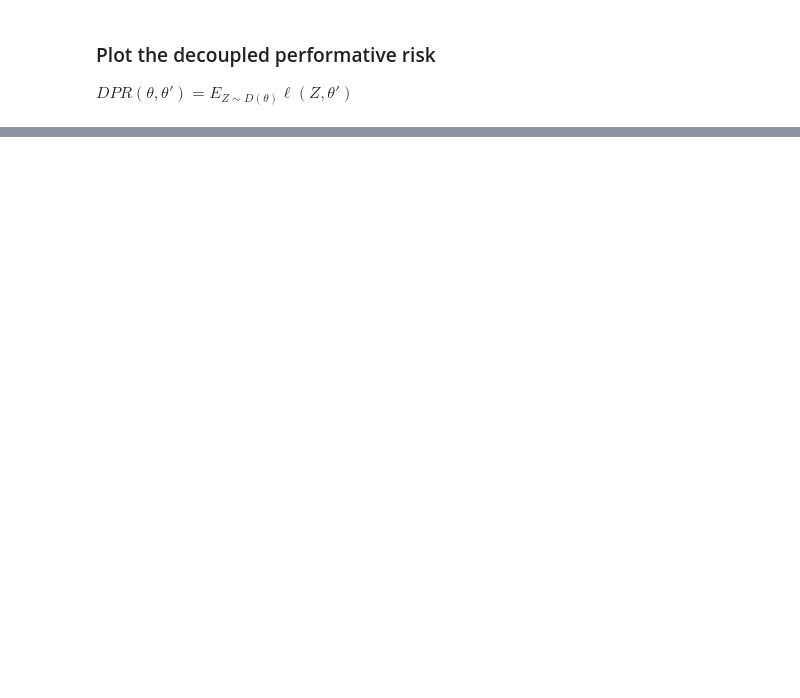
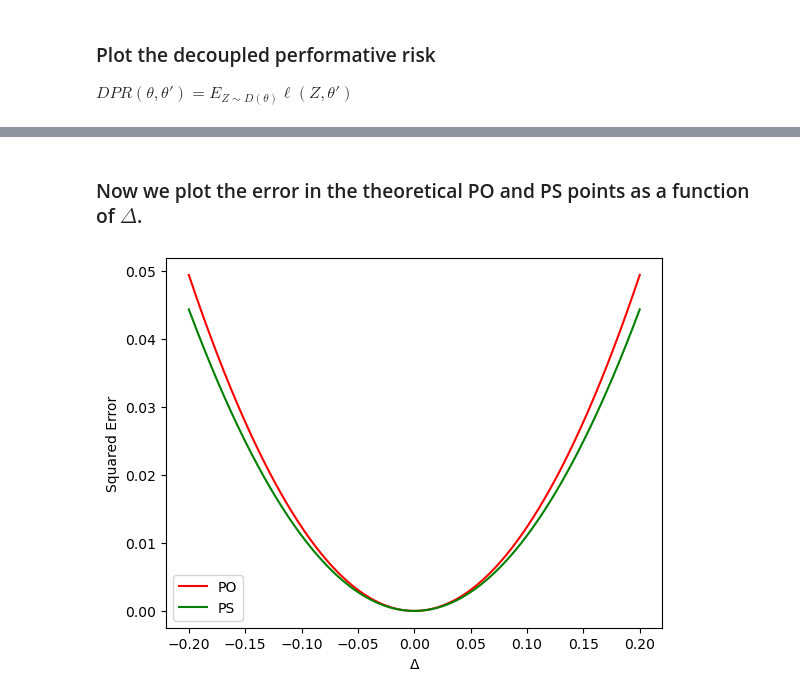
Before and after one commit to tetsnaga/poison-perf, a Jupyter notebook: biased_coin.ipynb, the cells around one changed output, grey strips where cells are left out. Drawn from its saved outputs; the diff is of its cells as text; code cells hidden in the pictures; blank space fills up the shorter version.

```diff
--- a/biased_coin.ipynb
+++ b/biased_coin.ipynb
@@ -116,0 +191,27 @@ plt.show()
+# %% [markdown]
+### Now we plot the error in the theoretical PO and PS points as a function of $\Delta$.
+# %%
+mu = 0.25
+epsilon = 0.05
+x = np.random.choice([-1, 1])
+k = 1000
+
+delta_vals = np.linspace(-0.2, 0.2, k)
+err_po = [
+    abs((mu+x*delta)/(1-2*epsilon) - (mu)/(1-2*epsilon))**2
+        for delta in delta_vals
+        ]
+
+err_ps = [
+    abs((mu + delta/x) / (1 - epsilon) - (mu)/(1-epsilon))**2
+        for delta in delta_vals
+        ]
+
+plt.plot(delta_vals, err_po, label='PO', c='r')
+plt.plot(delta_vals, err_ps, label='PS', c='g')
+plt.xlabel(r'$\Delta$')
+plt.ylabel("Squared Error")
+plt.legend()
+plt.show()
+# %% [output]
+[figure, added]
```
Also changed, not shown: parts of 7 cells of this notebook, 1 other file.
